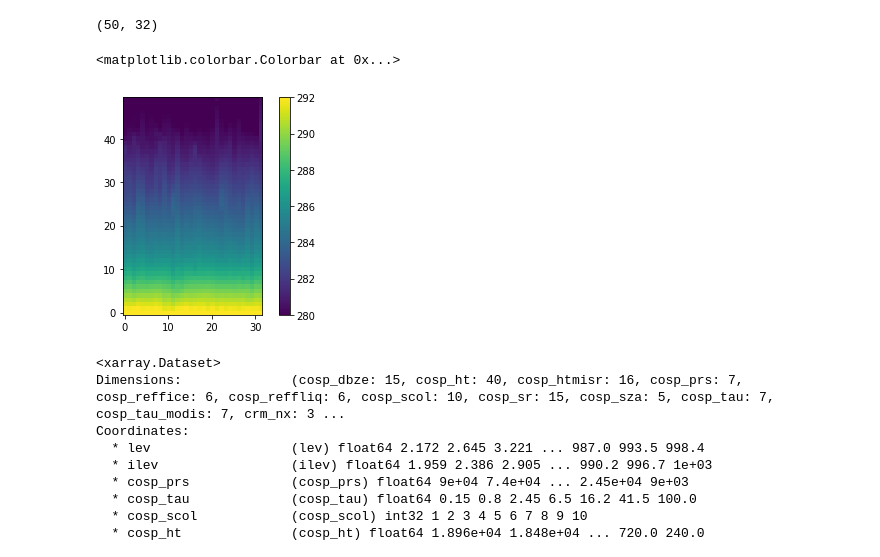
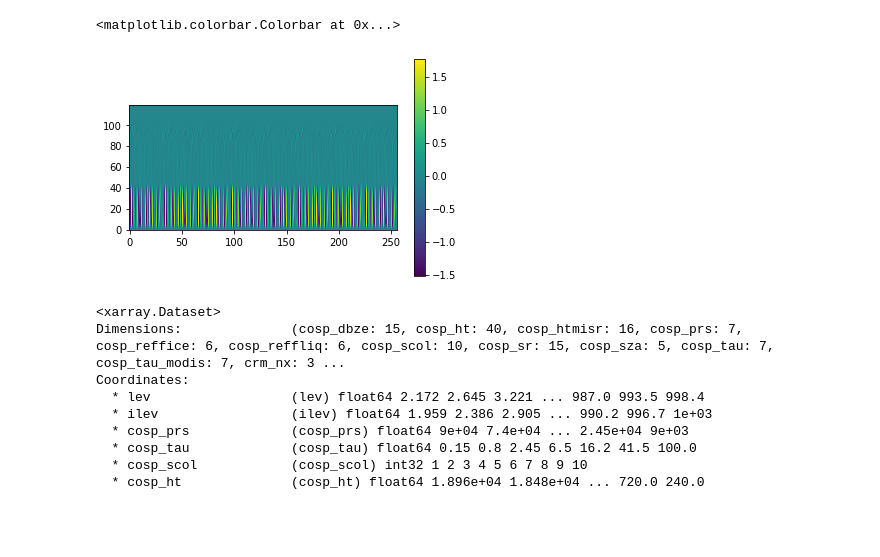
Before and after one commit to liranpeng/Python, a Jupyter notebook: pritch_sandbox_v3.ipynb, the cells around one changed output. Saved outputs shown, nothing was run; the diff lists cells and outputs as text; code cells hidden in the pictures; blank space fills up the shorter version.

Commit message:
Add some more tools crosssection plot read log file

```diff
--- a/pritch_sandbox_v3.ipynb
+++ b/pritch_sandbox_v3.ipynb
@@ -49,17 +47,27 @@ for ix in range(nx-1):
 
 ncols = ncols.astype(int)
 # %%
-# Test image for honing the formatting:
+# Test image for honing the formatting (sandbox
 nz = 50
-I0 = np.squeeze(files.CRM_T.isel(ncol=ncols[0]).isel(time=it).values)
-I0 = I0[0:nz,:]
-print(I0.shape)
-cmin = 280; cmax = 292;
-plt.imshow(I0,origin='lower'); plt.clim(cmin,cmax); plt.colorbar()
+it = 10
+varname = "CRM_W"
+evalstring = "np.squeeze(files."+varname+".isel(ncol=ncols[0]).isel(time=it).values)"
+I0 = eval(evalstring)
+
+X = np.ndarray.flatten(I0)
+minval = min(X); maxval = max(X)
+cmin = minval
+cmax = maxval
+
+
+# now we have a variable-aware min/max value for the colorbar which was extracted
+# from the first run (dx=1600m) at the 50th time sample and we will apply those
+# limits universally.
+X = np.tile(I0,8)
+plt.imshow(X,origin='lower'); plt.clim(cmin,cmax); plt.colorbar()
 # %% [output]
-(50, 32)
+<matplotlib.colorbar.Colorbar at 0x...>
-<matplotlib.colorbar.Colorbar at 0x...>
-[figure, old version]
+[figure, new version]
 # %%
 files
 # %% [output]
```
Also changed, not shown: parts of 8 cells of this notebook, 12 other files.
